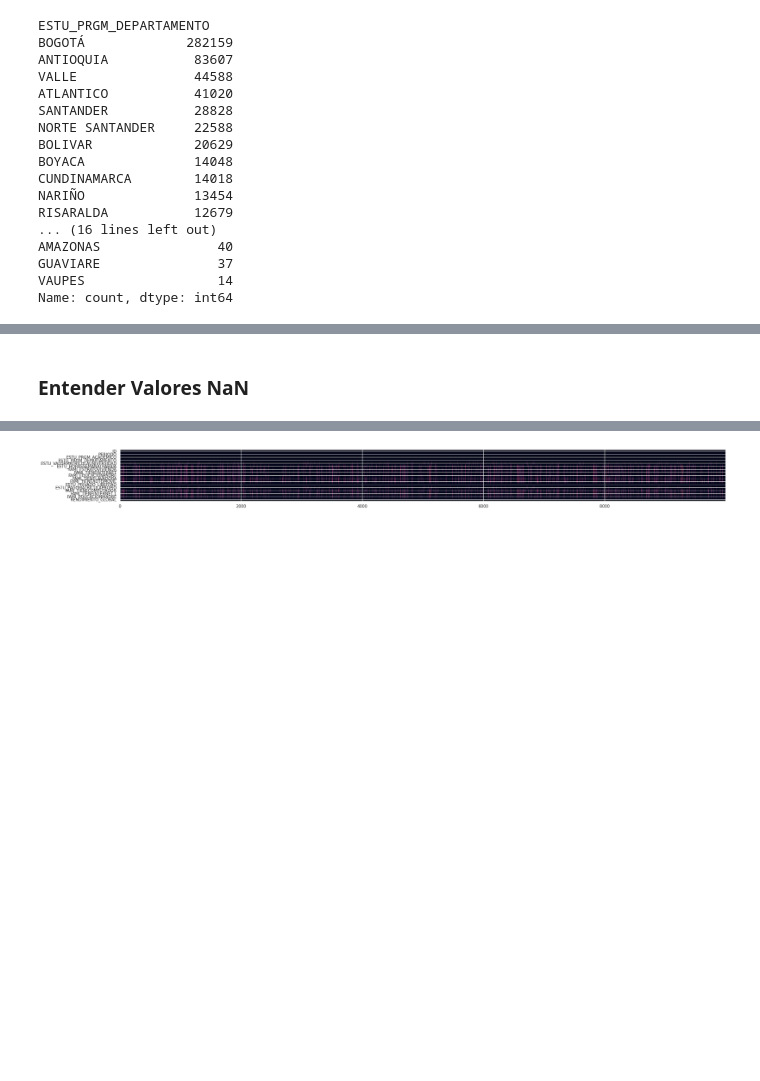
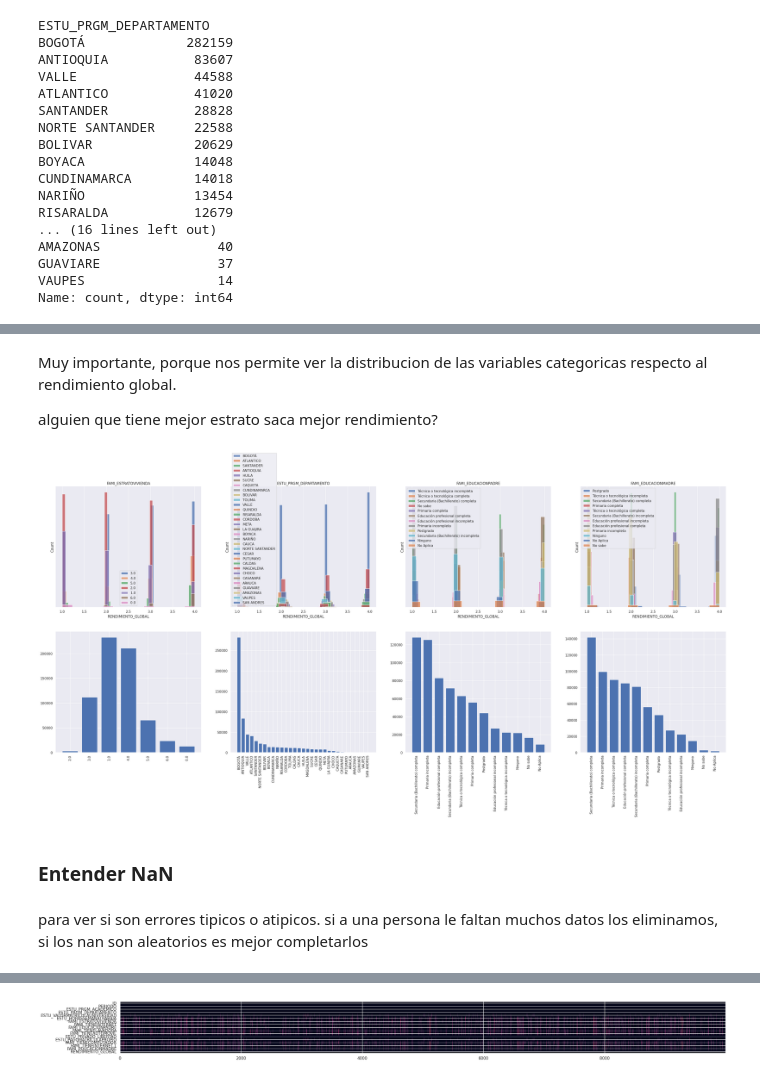
Before and after one commit to isaBedoyao/Proyecto_IA, a Jupyter notebook: 99_modelo_solución.ipynb, the cells around one changed output, grey strips where cells are left out. Cells and saved outputs as stored; diff of their text form; code cells hidden in the pictures; blank space fills up the shorter version.

```diff
--- a/99_modelo_solución.ipynb
+++ b/99_modelo_solución.ipynb
@@ -267,5 +314,30 @@ Name: count, dtype: int64
+# %% [markdown]
+Muy importante, porque nos permite ver la distribucion de las variables categoricas respecto al rendimiento global.
+
+alguien que tiene mejor estrato saca mejor rendimiento?
+# %%
+
+
+
+plt.figure(figsize=(40,16))
+for i,c in enumerate(["FAMI_ESTRATOVIVIENDA", "ESTU_PRGM_DEPARTAMENTO", "FAMI_EDUCACIONPADRE", "FAMI_EDUCACIONMADRE"]):
+    plt.subplot(2,4,i+1)
+    k=df_train[[c,"RENDIMIENTO_GLOBAL"]].dropna()
+    for v in df_train[c].dropna().unique():
+        sns.histplot(k.RENDIMIENTO_GLOBAL[k[c]==v], label=v);
+        plt.title(c)
+    plt.yticks([])
+    plt.legend()
+    plt.subplot(2,4,i+5)
+    vc = k[c].value_counts()
+    plt.bar(vc.index, vc.values)
+    plt.xticks(range(len(vc)), vc.index, rotation="vertical")
+# %% [output]
+[figure, added]
 # %% [markdown]
-### Entender Valores NaN
+### **Entender NaN**
+# %% [markdown]
+para ver si son errores tipicos o atipicos. si a una persona le faltan muchos datos los eliminamos, si los nan son aleatorios es mejor completarlos
 # %%
 ## KEEPOUTPUT
 k, f = df_train.isna().sum(), (df_train.isna().sum() / df_train.count())*100
```
Also changed, not shown: parts of 22 cells of this notebook.
